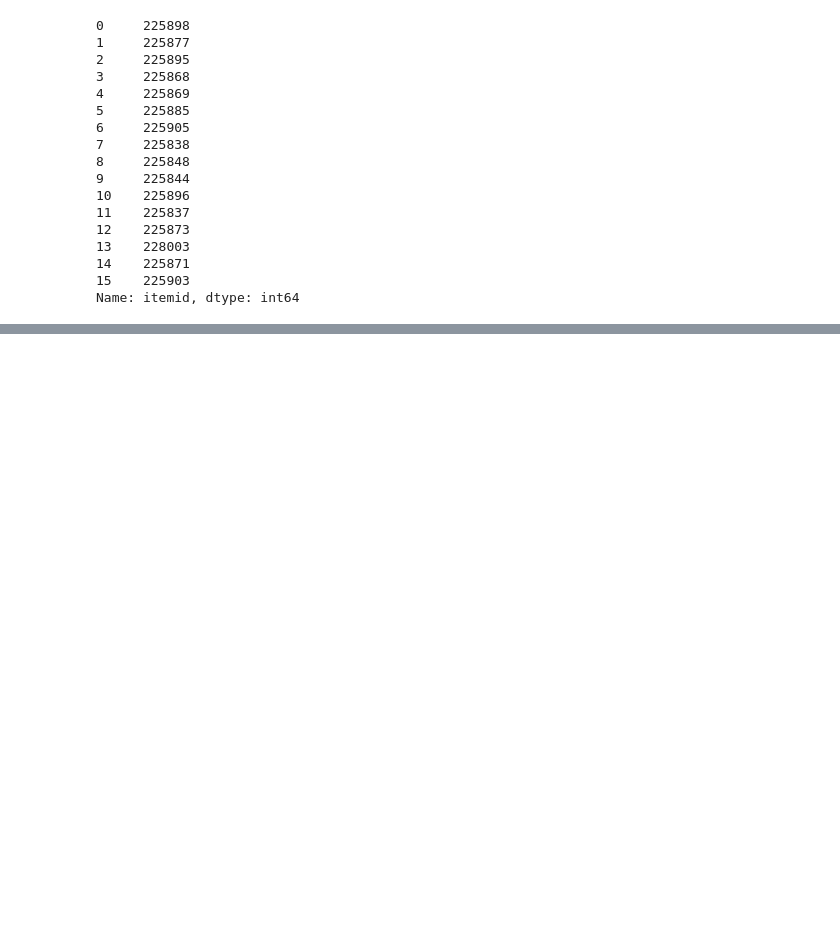
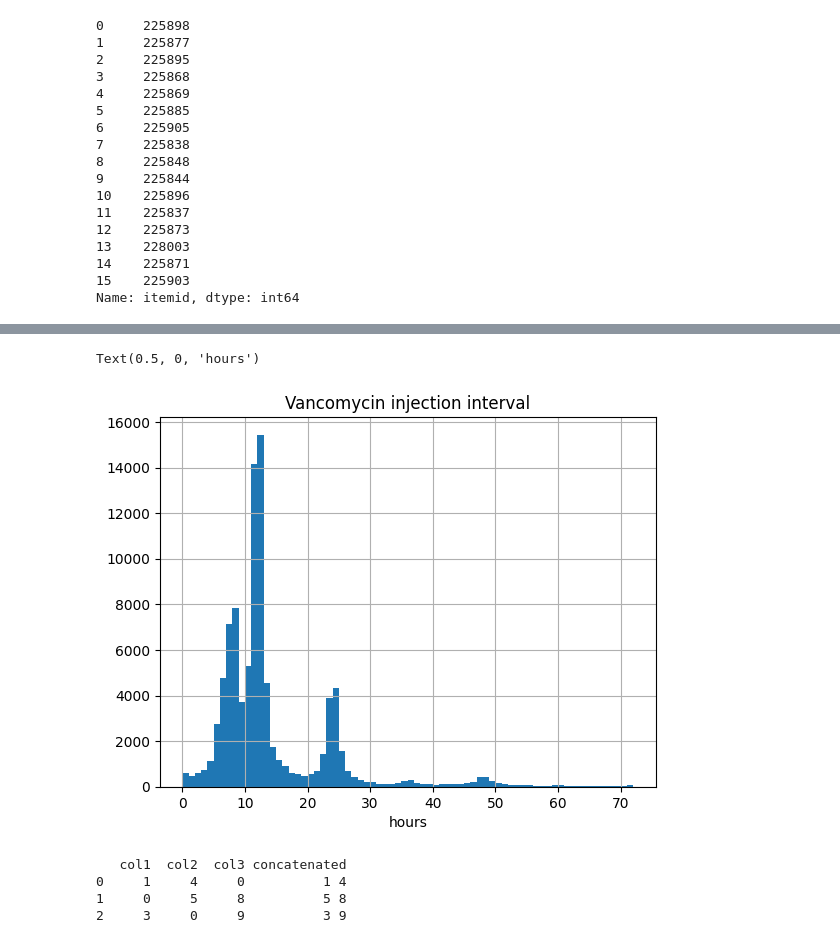
Before and after one commit to cyp-ark/RL-AIAKI, a Jupyter notebook: code/X_.ipynb, the cells around one changed output, grey strips where cells are left out. Saved outputs shown, nothing was run; the diff lists cells and outputs as text; code cells hidden in the pictures; blank space fills up the shorter version.

```diff
--- a/code/X_.ipynb
+++ b/code/X_.ipynb
@@ -204,3 +205,39 @@ ABduration
 | 46 | 20 | 225899 | J01EE01 | Sulfonamides and trimethoprim | Combinations | NaN | Sulfonamides and trimethoprim | 4353 | Bactrim (SMX/TMP) | 15.64 |
 | 47 | 28 | 225865 | J01AA02 | Tetracyclines | NaN | NaN | Tetracyclines | 1297 | Doxycycline | 13.49 |
 | 48 | 33 | 229064 | J01AA12 | Tetracyclines | NaN | NaN | Tetracyclines | 359 | Tigecycline | 15.49 |
+# %%
+tmp = inputevents[inputevents['itemid'].isin([225798])].sort_values(['stay_id','starttime'])[['stay_id','starttime']]
+tmp = pd.concat([tmp,tmp.shift(1)],axis=1)
+# %%
+tmp.columns = ['stay_id_x','charttime_x','stay_id_y','charttime_y']
+tmp = tmp[tmp['stay_id_x'] == tmp['stay_id_y']]
+tmp['timediff'] = tmp['charttime_x'] - tmp['charttime_y']
+tmp['timediff_days'] = tmp.timediff.dt.total_seconds()/(60*60)
+# %%
+tmp = tmp[tmp['timediff_days'] <= 72]
+# %%
+tmp.timediff_days.hist(bins=72)
+plt.title("Vancomycin injection interval")
+plt.xlabel("hours")
+# %% [output]
+Text(0.5, 0, 'hours')
+[figure, added]
+# %%
+import pandas as pd
+
+# 샘플 DataFrame 생성
+df = pd.DataFrame({
+    'col1': [1, 0, 3],
+    'col2': [4, 5, 0],
+    'col3': [0, 8, 9]
+})
+
+# 각 행에 대해 0이 아닌 값들을 문자열로 연결
+df['concatenated'] = df.apply(lambda row: ' '.join(row[row != 0].astype(str)), axis=1)
+
+print(df)
+# %% [output]
+   col1  col2  col3 concatenated
+0     1     4     0          1 4
+1     0     5     8          5 8
+2     3     0     9          3 9
```
Also changed, not shown: parts of 2 cells of this notebook, 5 other files.
